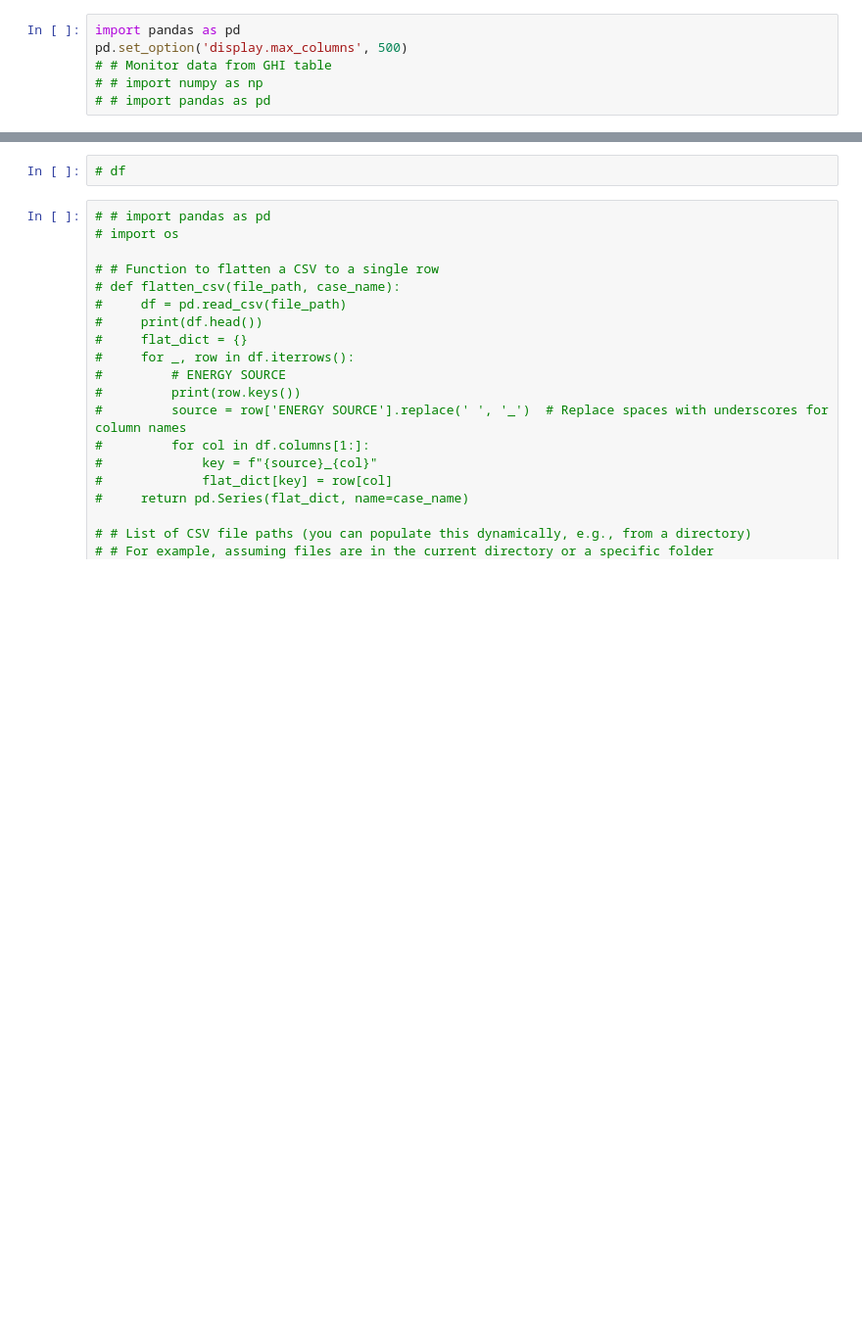
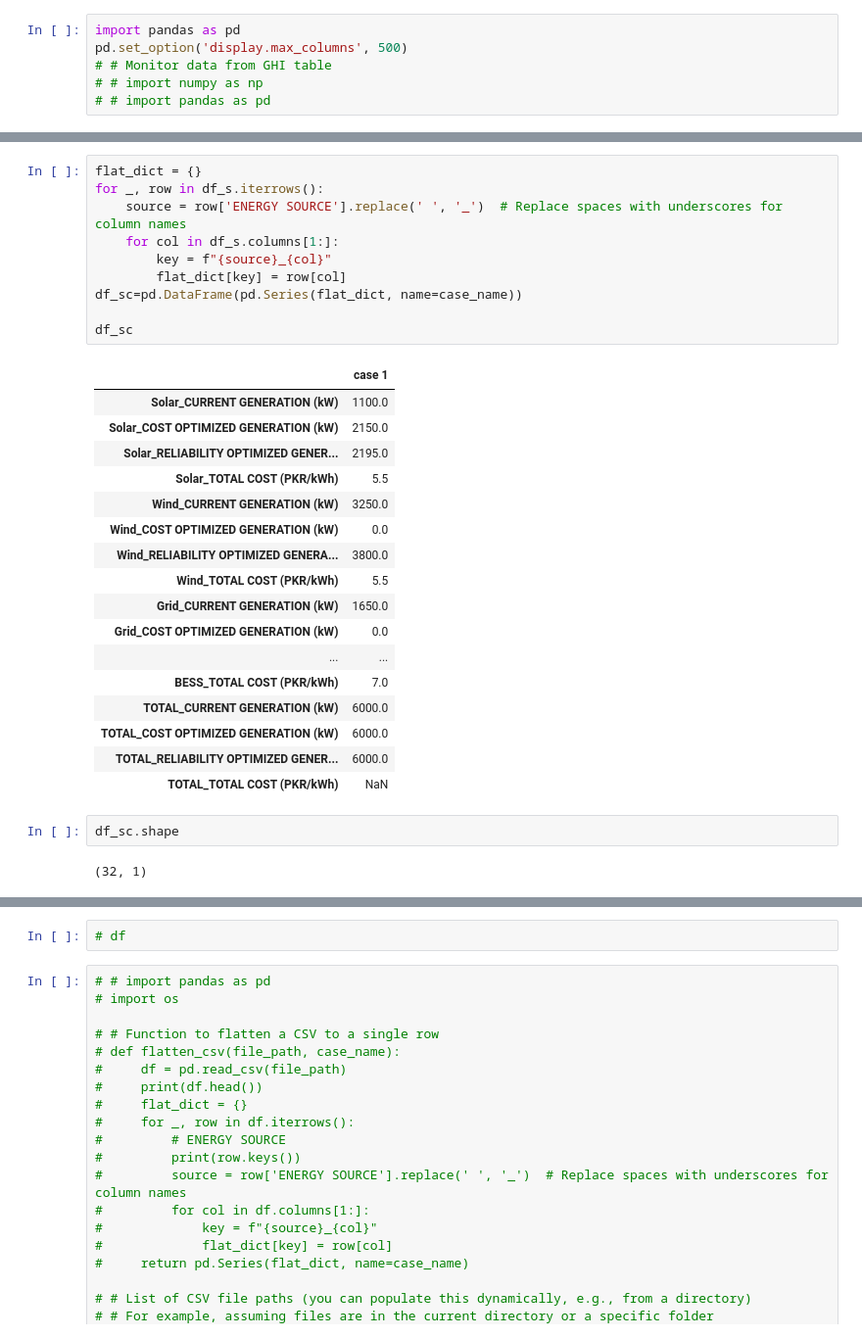
Before and after one commit to aminghias/Power-app, a Jupyter notebook: results/combine-results.ipynb, the cells around one changed output, grey strips where cells are left out. Shown at 98% size. Drawn from its saved outputs; the diff is of its cells as text; blank space fills up the shorter version.

```diff
--- a/results/combine-results.ipynb
+++ b/results/combine-results.ipynb
@@ -17,0 +182,32 @@ pd.set_option('display.max_columns', 500)
+# %%
+flat_dict = {}
+for _, row in df_s.iterrows():
+    source = row['ENERGY SOURCE'].replace(' ', '_')  # Replace spaces with underscores for column names
+    for col in df_s.columns[1:]:
+        key = f"{source}_{col}"
+        flat_dict[key] = row[col]
+df_sc=pd.DataFrame(pd.Series(flat_dict, name=case_name))
+
+df_sc
+# %% [output]
+|  | case 1 |
+| Solar_CURRENT GENERATION (kW) | 1100.0 |
+| Solar_COST OPTIMIZED GENERATION (kW) | 2150.0 |
+| Solar_RELIABILITY OPTIMIZED GENER... | 2195.0 |
+| Solar_TOTAL COST (PKR/kWh) | 5.5 |
+| Wind_CURRENT GENERATION (kW) | 3250.0 |
+| Wind_COST OPTIMIZED GENERATION (kW) | 0.0 |
+| Wind_RELIABILITY OPTIMIZED GENERA... | 3800.0 |
+| Wind_TOTAL COST (PKR/kWh) | 5.5 |
+| Grid_CURRENT GENERATION (kW) | 1650.0 |
+| Grid_COST OPTIMIZED GENERATION (kW) | 0.0 |
+| ... | ... |
+| BESS_TOTAL COST (PKR/kWh) | 7.0 |
+| TOTAL_CURRENT GENERATION (kW) | 6000.0 |
+| TOTAL_COST OPTIMIZED GENERATION (kW) | 6000.0 |
+| TOTAL_RELIABILITY OPTIMIZED GENER... | 6000.0 |
+| TOTAL_TOTAL COST (PKR/kWh) | NaN |
+# %%
+df_sc.shape
+# %% [output]
+(32, 1)
```
Also changed, not shown: parts of 17 cells of this notebook, 18 other files.
